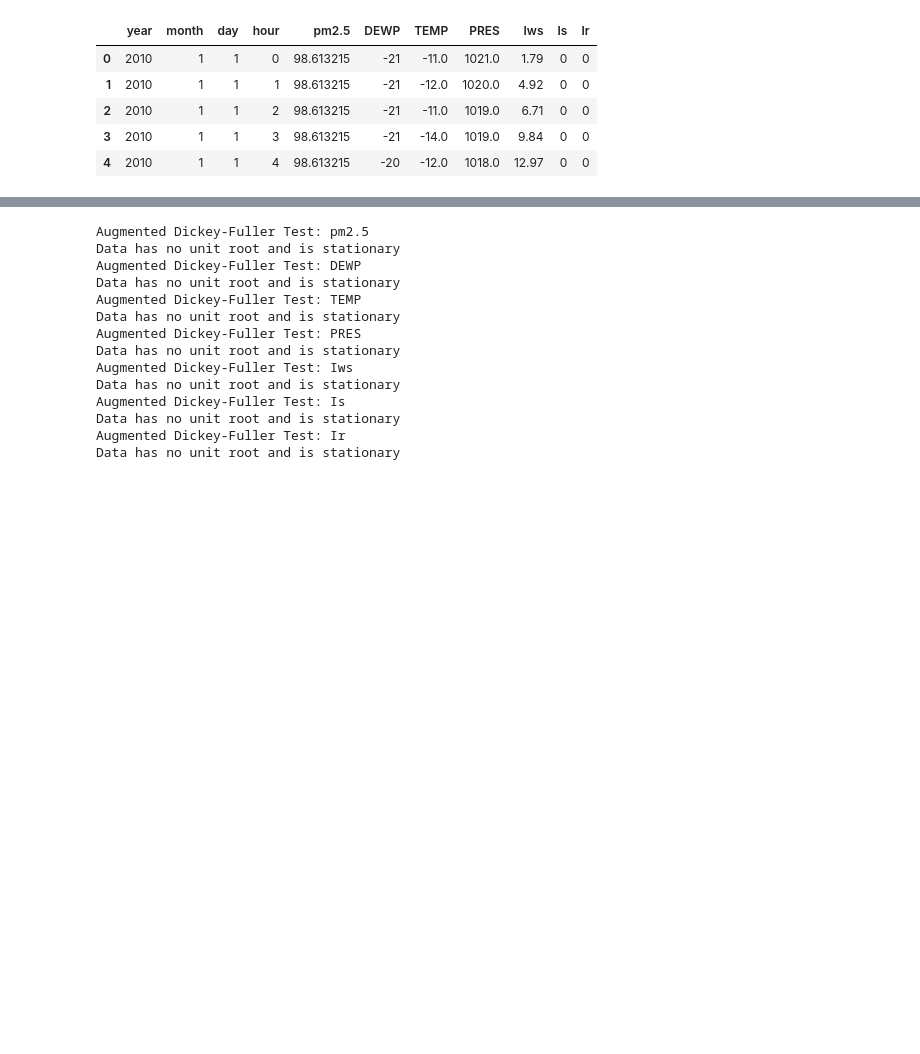
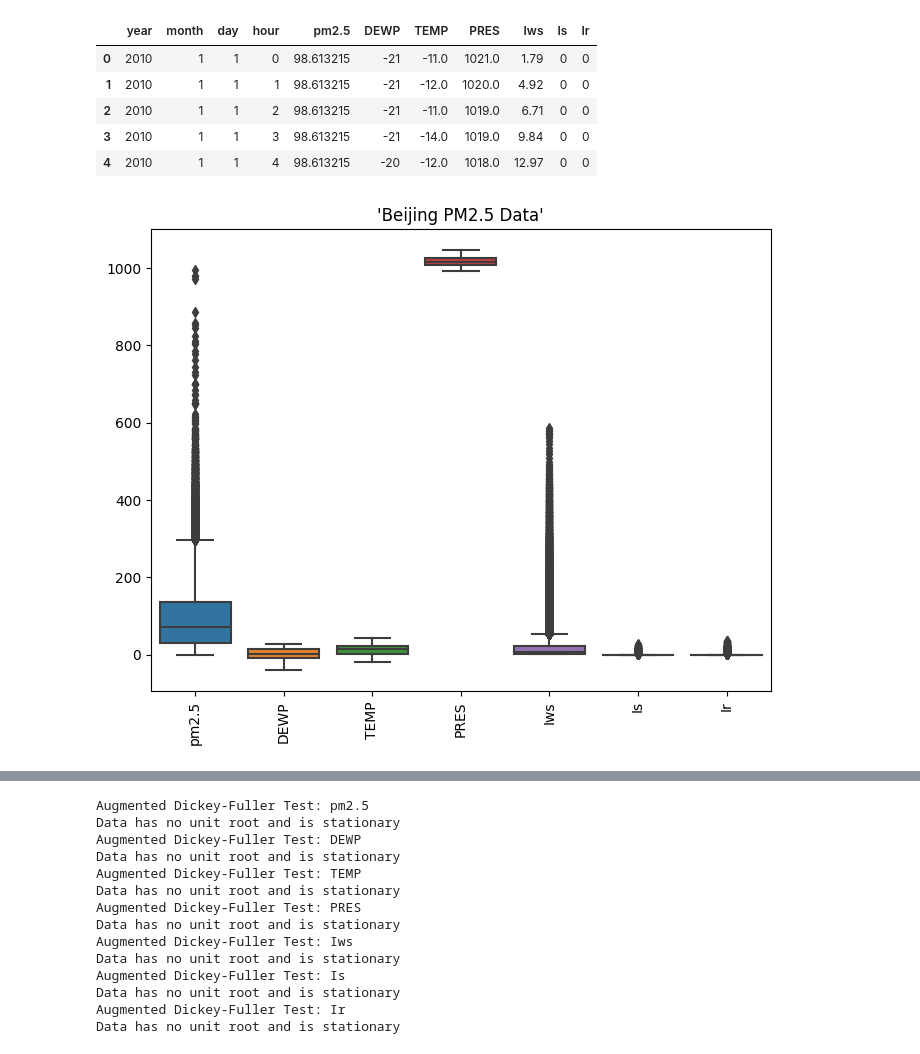
Before and after one commit to schpeer92/BA_BNSL_4_Feature_Selection, a Jupyter notebook: notebooks/02_data_preparation.ipynb, the cells around one changed output, grey strips where cells are left out. Saved outputs shown, nothing was run; the diff lists cells and outputs as text; code cells hidden in the pictures; blank space fills up the shorter version.

```diff
--- a/notebooks/02_data_preparation.ipynb
+++ b/notebooks/02_data_preparation.ipynb
@@ -3,2 +13,10 @@ import pandas as pd
 # %%
 from var_model.preprocessing import ts_differencing, undo_ts_differencing, adf_test
+# %%
+def plot_all_box(df:pd.DataFrame, dataset_name:str, fig_size:tuple=(8,6)):
+    plt.figure(figsize=fig_size)
+    fig = sns.boxplot(data = pd.melt(df), x= "variable", y= "value")
+    plt.xlabel("")
+    plt.ylabel("")
+    fig.set_xticklabels(df.columns, rotation=90)
+    fig.set(title=f"'{dataset_name}'")
@@ -7,7 +45,7 @@ from var_model.preprocessing import ts_differencing, undo_ts_differencing, adf_t
 # %% [markdown]
 ## Test prsa data
 # %%
-df_prsa_data= pd.read_csv("../data/02_preprocessed/PRSA_DATA.csv")
+df_prsa_data= pd.read_csv("../data/02_preprocessed/prsa_preprocessed.csv")
 # %%
 df_prsa_data.head()
 # %% [output]
@@ -21,3 +59,7 @@ df_prsa_data.head()
 prsa_data_cols = ["pm2.5","DEWP","TEMP","PRES","Iws","Is","Ir"]
 # %%
 df_prsa_data = df_prsa_data[prsa_data_cols]
+# %%
+plot_all_box(df_prsa_data, "Beijing PM2.5 Data", (8,6))
+# %% [output]
+[figure, added]
```
Also changed, not shown: parts of 49 cells of this notebook, 9 other files.
